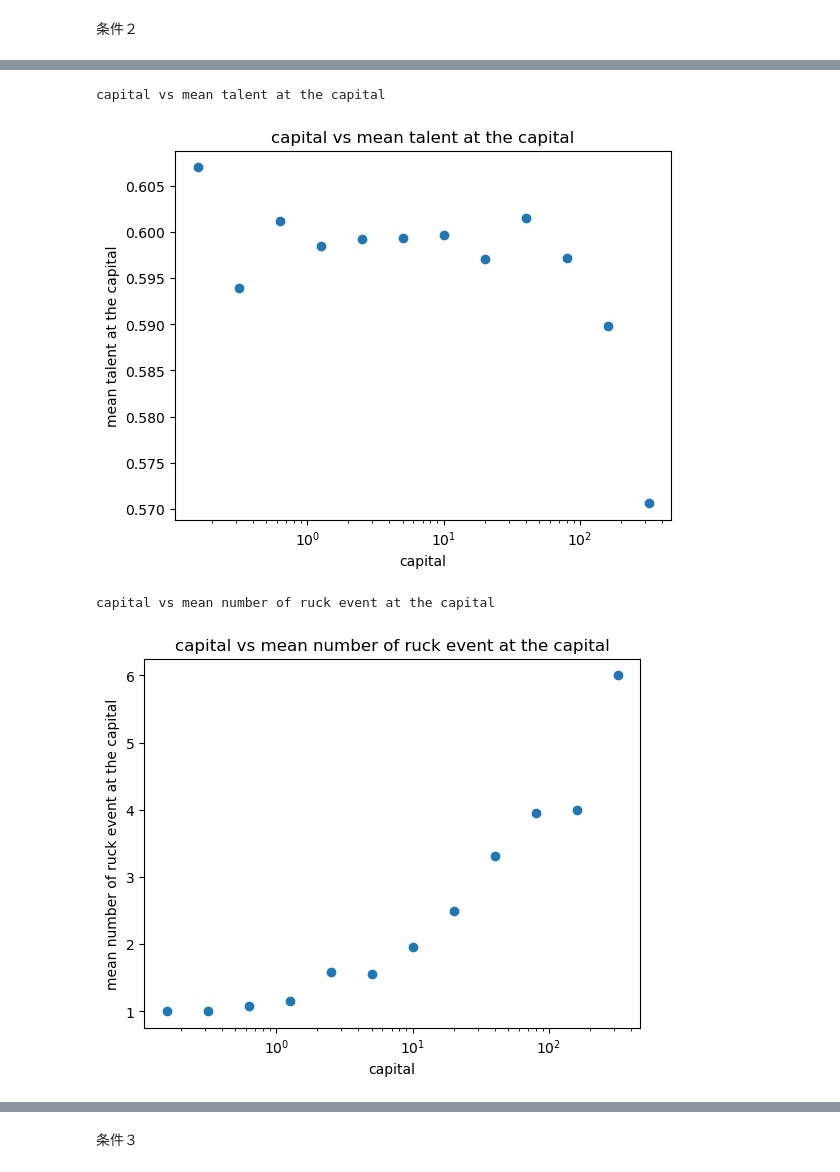
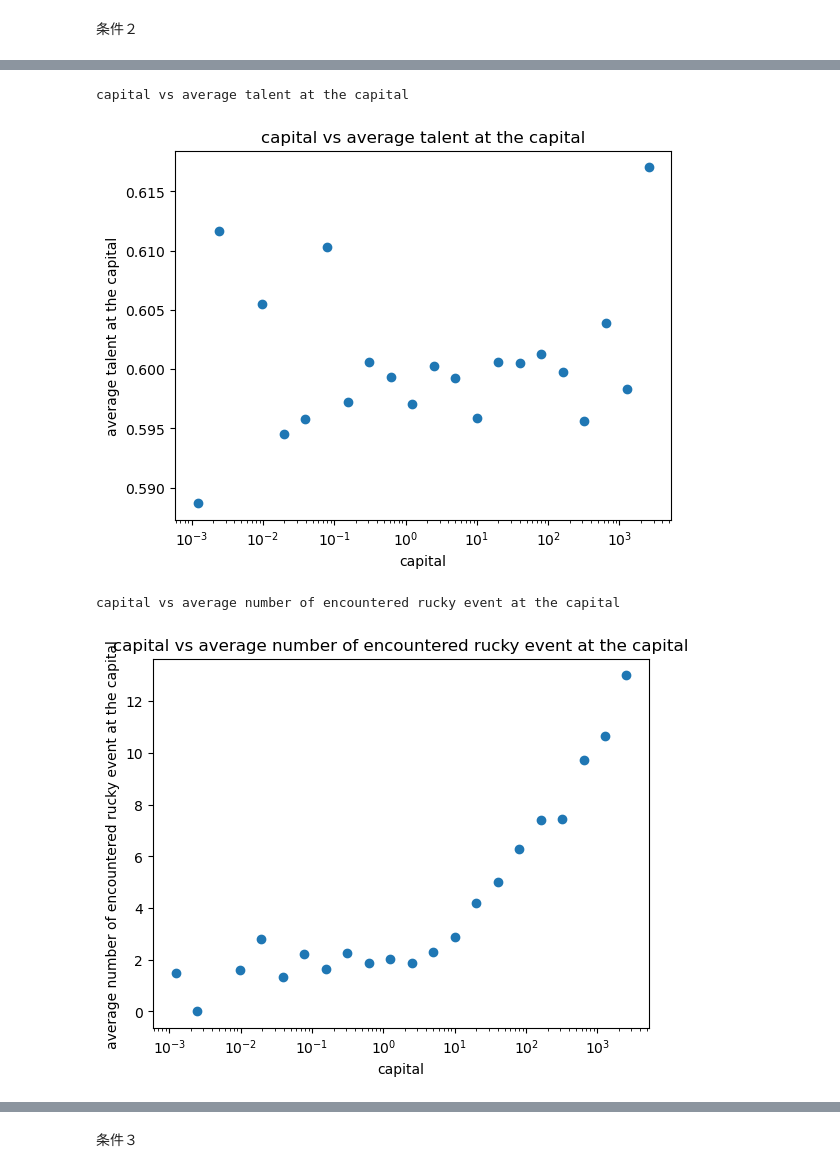
Before and after one commit to rokaboNatttsu/talent_vs_ruck_tryals, a Jupyter notebook: single_run.ipynb, the cells around one changed output, grey strips where cells are left out. Cells and saved outputs as stored; diff of their text form; code cells hidden in the pictures.

```diff
--- a/single_run.ipynb
+++ b/single_run.ipynb
@@ -4,8 +4,8 @@
 using DataFrames
 using PyPlot
 # %%
-function initialize(N, T, C0, mean_talent, talent_distribution)
-    t = [mean_talent for _ = 1:N] + talent_distribution*randn(N)
+function initialize(N, T, C0, average_talent, talent_distribution)
+    t = [average_talent for _ = 1:N] + talent_distribution*randn(N)
     for i = 1:N
         if t[i] < 0.0
             t[i] = 0.0
@@ -74,8 +74,8 @@ function run(df, cross_range, N_E, times)
             end
         end
 
-        ruck_place += 0.1*randn(N_E, 2)
-        unruck_place += 0.1*randn(N_E, 2)
+        ruck_place += 0.011*randn(N_E, 2)
+        unruck_place += 0.011*randn(N_E, 2)
         for i = 1:size(ruck_place)[1]
             while ruck_place[i] < 0
                 ruck_place[i] += 1
@@ -263,10 +350,10 @@ T = 80
 C0 = 10.0
 N_E = Int(N // 2)
 cross_range = 0.005
-mean_talent = 0.6
+average_talent = 0.6
 talent_distribution = 0.02
 
-df2 = initialize(N, T, C0, mean_talent, talent_distribution)
+df2 = initialize(N, T, C0, average_talent, talent_distribution)
 run(df2, cross_range, N_E, T)
 # %% [output]
 histgram of the talent
@@ -284,10 +371,10 @@ scatter talent vs capital
 # %%
-scatter_capital_vs_mean_talent_at_the_capital(df2)
+scatter_capital_vs_average_talent_at_the_capital(df2)
 # %% [output]
-capital vs mean talent at the capital
+capital vs average talent at the capital
-[figure, old version]
+[figure, new version]
 # %%
-capital_vs_mean_number_of_rucky_event(df2)
+capital_vs_average_number_of_rucky_event_1(df2)
 # %% [output]
-capital vs mean number of ruck event at the capital
+capital vs average number of encountered rucky event at the capital
-[figure, old version]
+[figure, new version]
```
Also changed, not shown: parts of 49 cells of this notebook, 3 other files.
